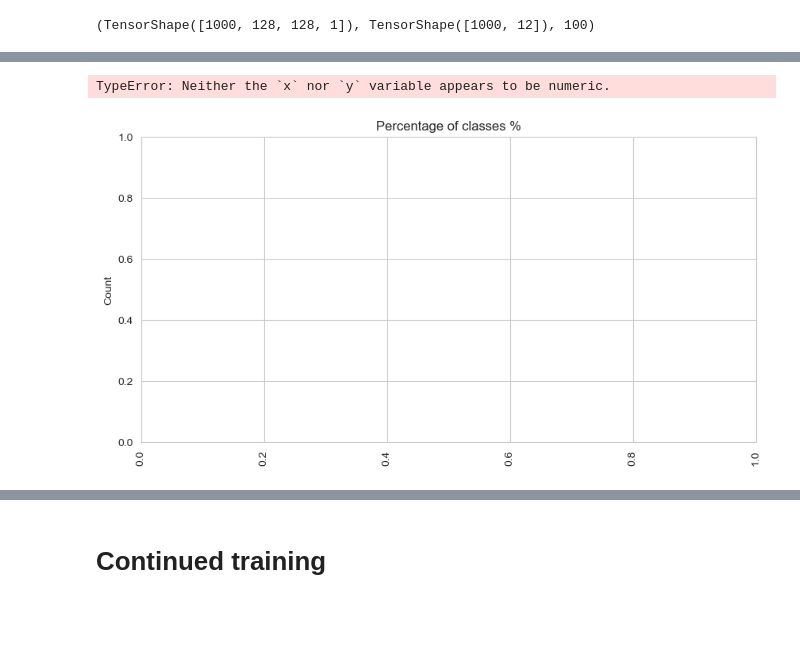
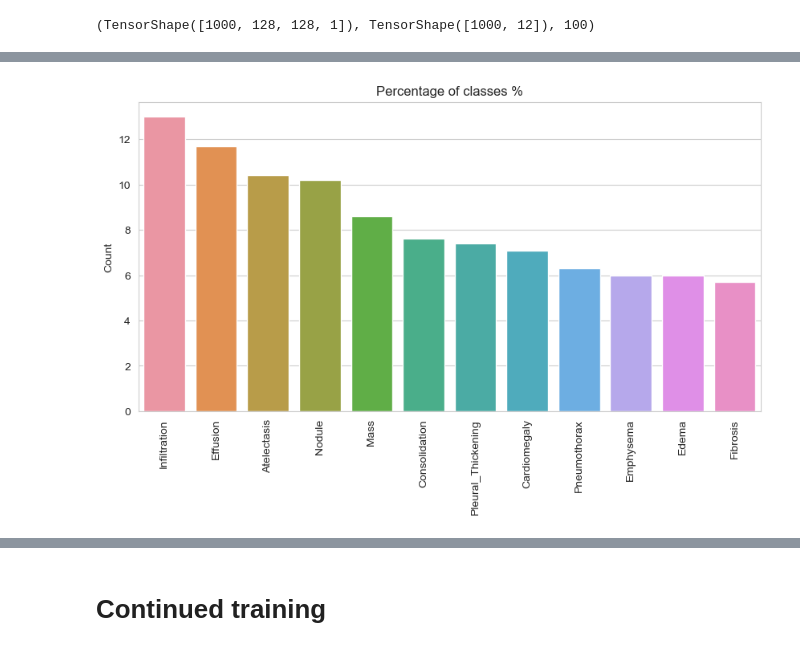
Before and after one commit to bprzybysz/chest-xray-classification, a Jupyter notebook: chest-xray-reboot.ipynb, the cells around one changed output, grey strips where cells are left out. Saved outputs shown, nothing was run; the diff lists cells and outputs as text; code cells hidden in the pictures; blank space fills up the shorter version.

```diff
--- a/chest-xray-reboot.ipynb
+++ b/chest-xray-reboot.ipynb
@@ -315,17 +374,16 @@ y_preds = multi_disease_model.predict(X_test, batch_size = 32, verbose = True)
-# %%
-sorted_predict = sorted(zip(all_labels, 100 * np.mean(y_test, axis=0)), key=lambda x: x[1], reverse=True)
-
-
-plot_bar([v[0] for v in sorted_predict], [v[1] for v in sorted_predict], 'Percentage of classes %')
-# %% [output]
-TypeError: Neither the `x` nor `y` variable appears to be numeric.
-[figure, removed]
 # %%
 from tensorflow.python.ops.numpy_ops import np_config
 np_config.enable_numpy_behavior()
 
 # get np array of test_y
 Y_test = y_test.numpy()
+# %%
+sorted_predict = sorted(zip(all_labels, 100 * np.mean(Y_test, axis=0)), key=lambda x: x[1], reverse=True)
+
+
+plot_bar([v[0] for v in sorted_predict], [v[1] for v in sorted_predict], 'Percentage of classes %')
+# %% [output]
+[figure, added]
 # %%
 def plot_roc_curve(test_Y, pred_y, all_labels):
     from sklearn.metrics import roc_curve, auc
```
Also changed, not shown: parts of 29 cells of this notebook.
